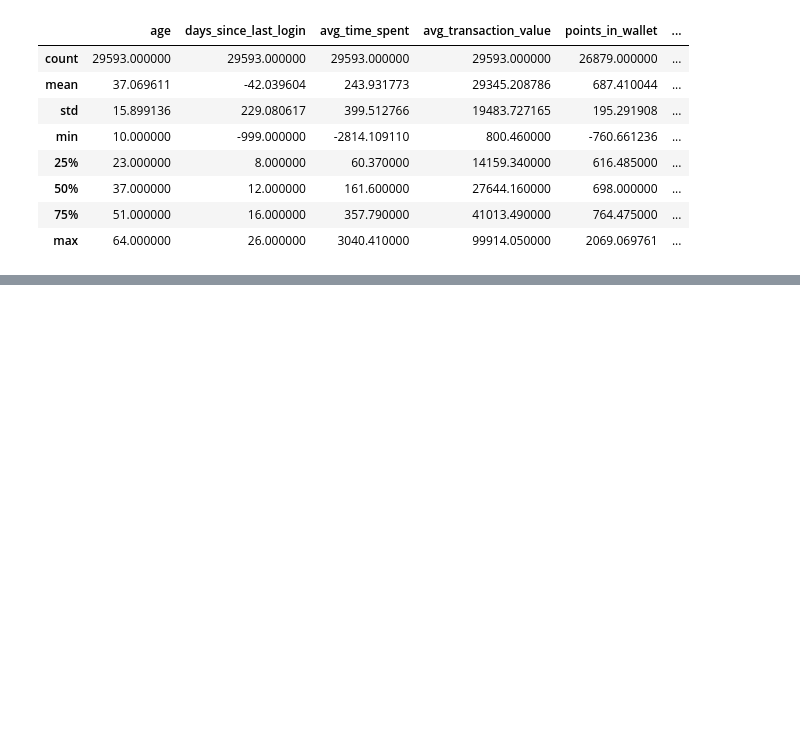
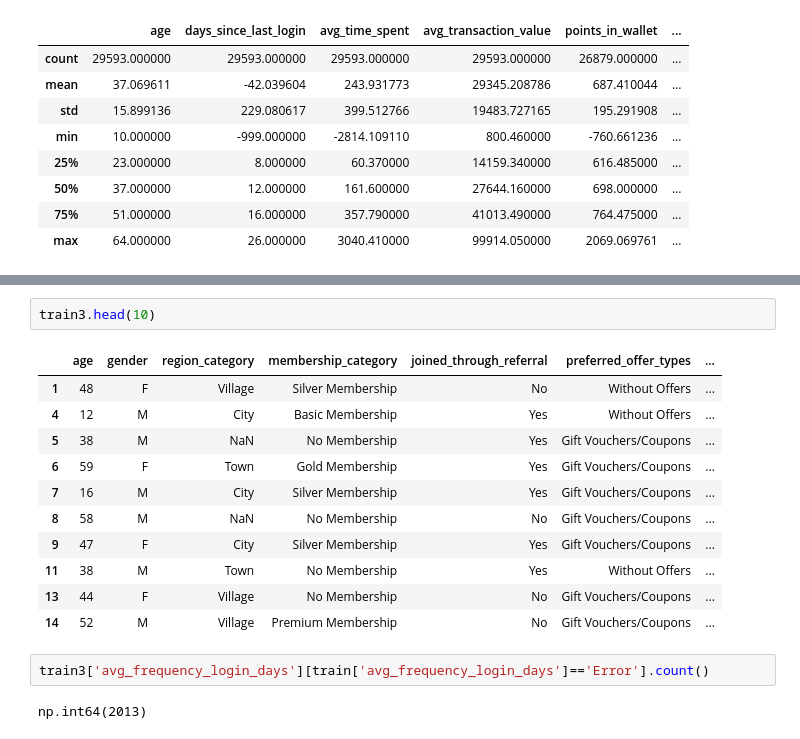
Before and after one commit to SSarkar-1/Customer-Churn-Prediction, a Jupyter notebook: Churn_Predictor.ipynb, the cells around one changed output, grey strips where cells are left out. Drawn from its saved outputs; the diff is of its cells as text; blank space fills up the shorter version.

```diff
--- a/Churn_Predictor.ipynb
+++ b/Churn_Predictor.ipynb
@@ -104,0 +172,18 @@ ValueError: The truth value of a Series is ambiguous. Use a.empty, a.bool(), a.i
+# %%
+train3.head(10)
+# %% [output]
+|  | age | gender | region_category | membership_category | joined_through_referral | preferred_offer_types | ... |
+| 1 | 48 | F | Village | Silver Membership | No | Without Offers | ... |
+| 4 | 12 | M | City | Basic Membership | Yes | Without Offers | ... |
+| 5 | 38 | M | NaN | No Membership | Yes | Gift Vouchers/Coupons | ... |
+| 6 | 59 | F | Town | Gold Membership | Yes | Gift Vouchers/Coupons | ... |
+| 7 | 16 | M | City | Silver Membership | Yes | Gift Vouchers/Coupons | ... |
+| 8 | 58 | M | NaN | No Membership | No | Gift Vouchers/Coupons | ... |
+| 9 | 47 | F | City | Silver Membership | Yes | Gift Vouchers/Coupons | ... |
+| 11 | 38 | M | Town | No Membership | Yes | Without Offers | ... |
+| 13 | 44 | F | Village | No Membership | No | Gift Vouchers/Coupons | ... |
+| 14 | 52 | M | Village | Premium Membership | No | Gift Vouchers/Coupons | ... |
+# %%
+train3['avg_frequency_login_days'][train['avg_frequency_login_days']=='Error'].count()
+# %% [output]
+np.int64(2013)
```
Also changed, not shown: parts of 13 cells of this notebook.
